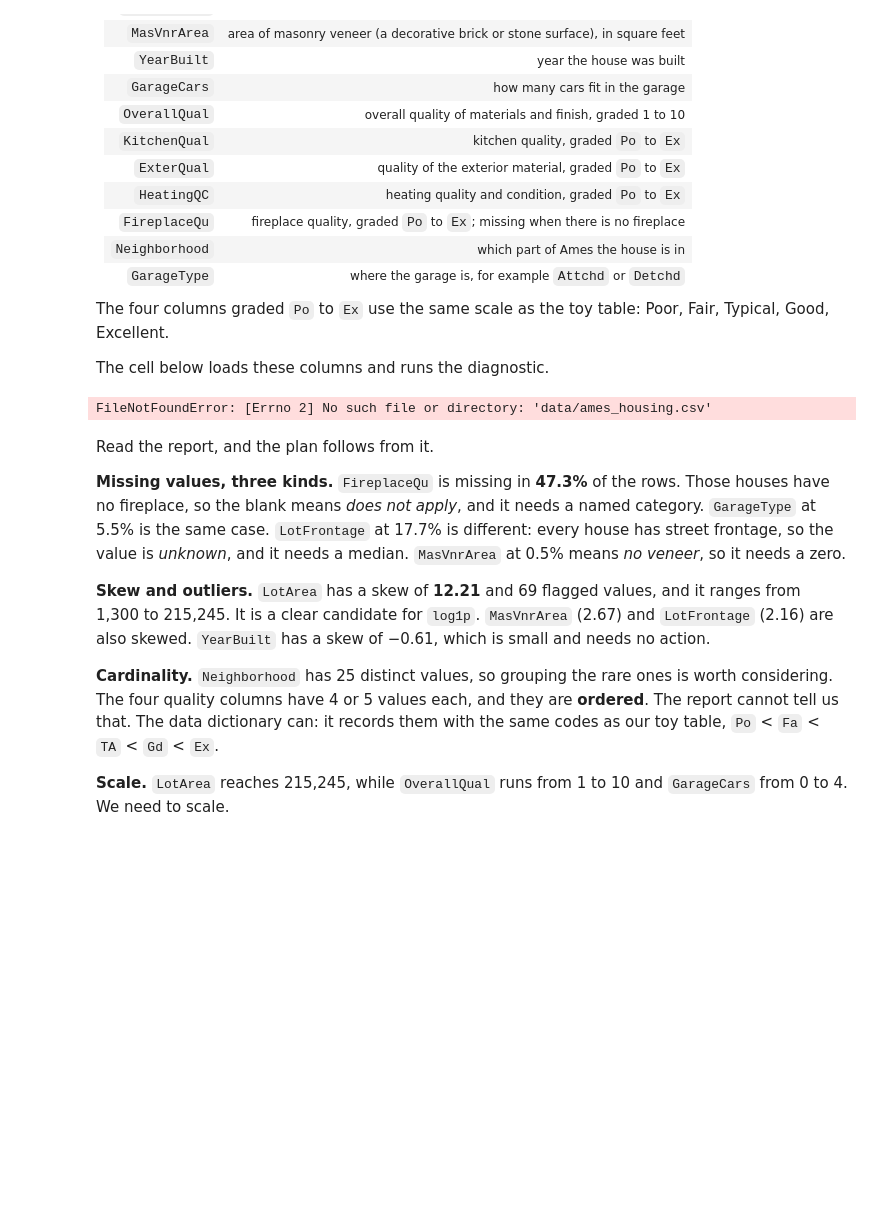
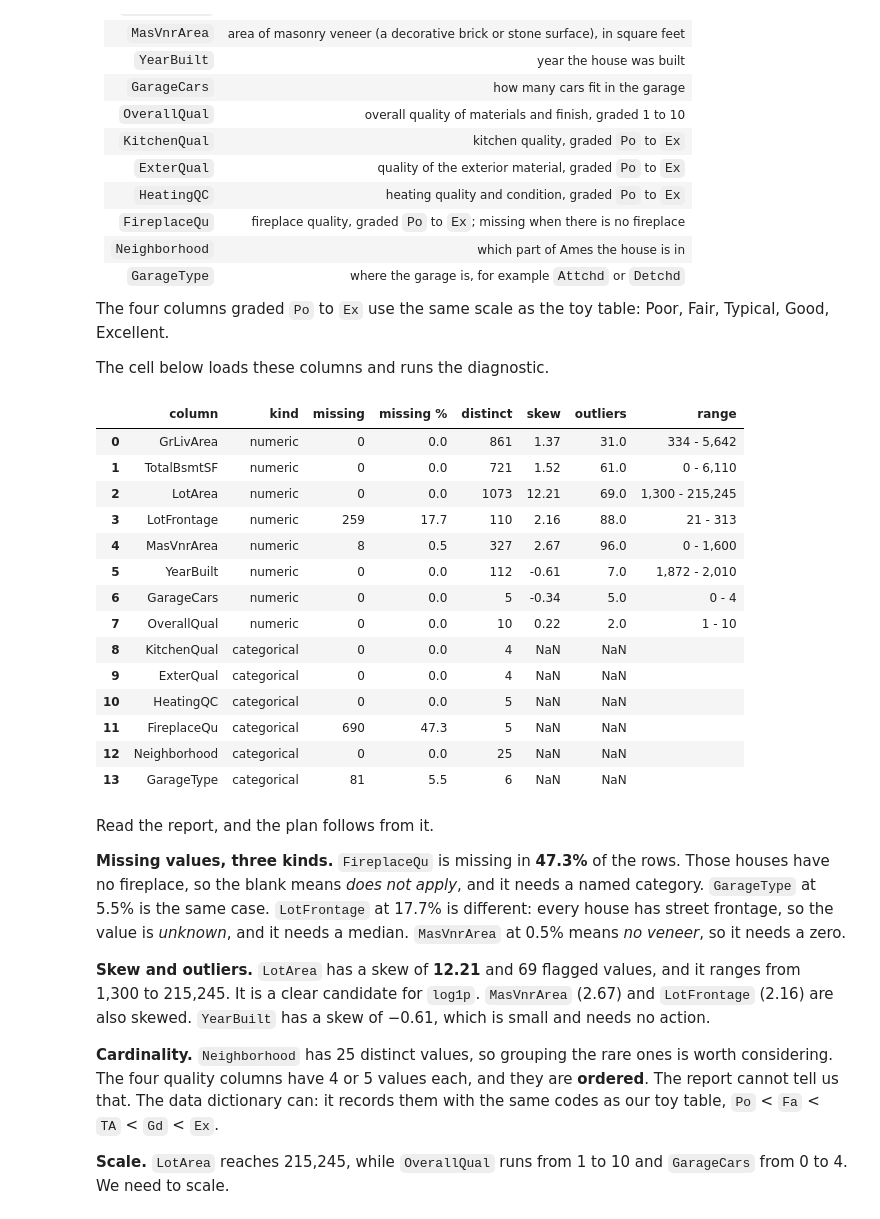
Before and after one commit to YirlenML/Artifical_intelligence, a Jupyter notebook: session_02_feature_engineering.ipynb, the cells around one changed output. Cells and saved outputs as stored; diff of their text form; code cells hidden in the pictures; blank space fills up the shorter version.

```diff
--- a/session_02_feature_engineering.ipynb
+++ b/session_02_feature_engineering.ipynb
@@ -944,16 +943,30 @@ The cell below loads these columns and runs the diagnostic.
 # %%
 NUMERIC = ["GrLivArea", "TotalBsmtSF", "LotArea", "LotFrontage",
            "MasVnrArea", "YearBuilt", "GarageCars", "OverallQual"]
 ORDERED = ["KitchenQual", "ExterQual", "HeatingQC", "FireplaceQu"]
 NOMINAL = ["Neighborhood", "GarageType"]
 COLUMNS = NUMERIC + ORDERED + NOMINAL
 
-houses = pd.read_csv("data/ames_housing.csv")
+houses = pd.read_csv("ames_housing.csv")
 X = houses[COLUMNS]
 
 diagnose(X)
 # %% [output]
-FileNotFoundError: [Errno 2] No such file or directory: 'data/ames_housing.csv'
+|  | column | kind | missing | missing % | distinct | skew | outliers | range |
+| 0 | GrLivArea | numeric | 0 | 0.0 | 861 | 1.37 | 31.0 | 334 - 5,642 |
+| 1 | TotalBsmtSF | numeric | 0 | 0.0 | 721 | 1.52 | 61.0 | 0 - 6,110 |
+| 2 | LotArea | numeric | 0 | 0.0 | 1073 | 12.21 | 69.0 | 1,300 - 215,245 |
+| 3 | LotFrontage | numeric | 259 | 17.7 | 110 | 2.16 | 88.0 | 21 - 313 |
+| 4 | MasVnrArea | numeric | 8 | 0.5 | 327 | 2.67 | 96.0 | 0 - 1,600 |
+| 5 | YearBuilt | numeric | 0 | 0.0 | 112 | -0.61 | 7.0 | 1,872 - 2,010 |
+| 6 | GarageCars | numeric | 0 | 0.0 | 5 | -0.34 | 5.0 | 0 - 4 |
+| 7 | OverallQual | numeric | 0 | 0.0 | 10 | 0.22 | 2.0 | 1 - 10 |
+| 8 | KitchenQual | categorical | 0 | 0.0 | 4 | NaN | NaN |  |
+| 9 | ExterQual | categorical | 0 | 0.0 | 4 | NaN | NaN |  |
+| 10 | HeatingQC | categorical | 0 | 0.0 | 5 | NaN | NaN |  |
+| 11 | FireplaceQu | categorical | 690 | 47.3 | 5 | NaN | NaN |  |
+| 12 | Neighborhood | categorical | 0 | 0.0 | 25 | NaN | NaN |  |
+| 13 | GarageType | categorical | 81 | 5.5 | 6 | NaN | NaN |  |
 # %% [markdown]
 Read the report, and the plan follows from it.
 
```
Also changed, not shown: parts of 20 cells of this notebook.
